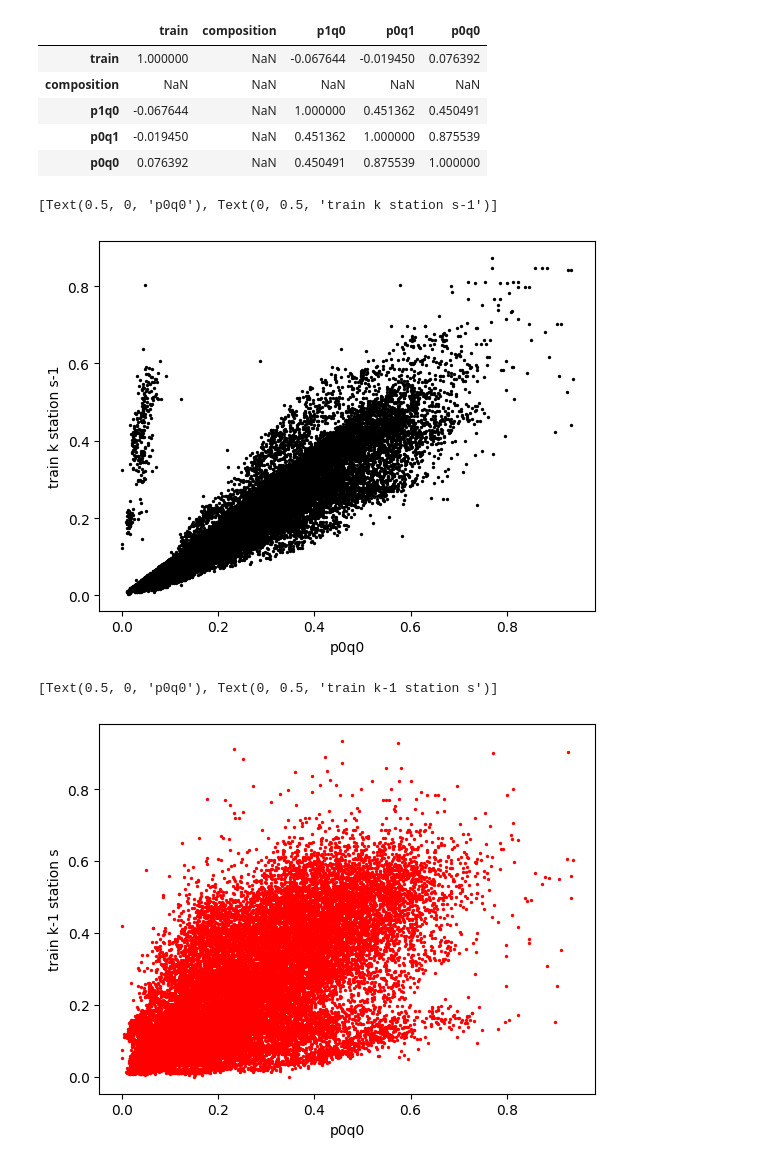
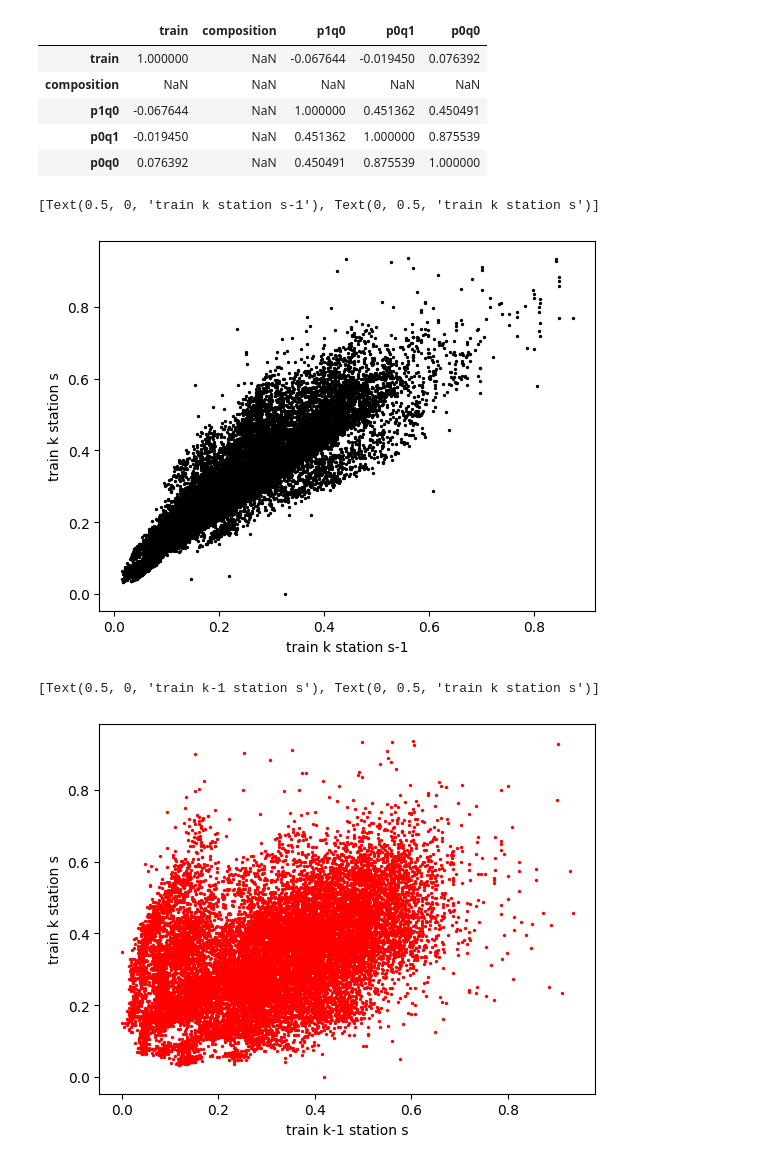
Before and after one commit to ImaneHoum/ML-network, a Jupyter notebook: code.ipynb, the cells around one changed output. Drawn from its saved outputs; the diff is of its cells as text; code cells hidden in the pictures.

```diff
--- a/code.ipynb
+++ b/code.ipynb
@@ -129,20 +129,20 @@ corrmatrix
 # %%
 df_train, df_test = train_test_split(df_nonull, test_size=0.3, random_state=2)
 # %%
-feature = 'p0q0'
+feature = 'p0q1'
 fig, ax = plt.subplots()
-ax.scatter(df[feature],df['p0q1'],color='black',
+ax.scatter(df_nonull[feature],df_nonull['p0q0'],color='black',
            s=2, label='all samples')
-ax.set (xlabel=feature, ylabel='train k station s-1')
+ax.set (xlabel='train k station s-1', ylabel='train k station s')
 # %% [output]
-[Text(0.5, 0, 'p0q0'), Text(0, 0.5, 'train k station s-1')]
+[Text(0.5, 0, 'train k station s-1'), Text(0, 0.5, 'train k station s')]
-[figure, old version]
+[figure, new version]
 # %%
-feature = 'p0q0'
+feature = 'p1q0'
 fig, ax = plt.subplots()
-ax.scatter(df[feature],df['p1q0'],color='red',
+ax.scatter(df_nonull[feature],df_nonull['p0q0'],color='red',
            s=2, label='all samples')
-ax.set (xlabel=feature, ylabel='train k-1 station s')
+ax.set (xlabel='train k-1 station s', ylabel='train k station s')
 # %% [output]
-[Text(0.5, 0, 'p0q0'), Text(0, 0.5, 'train k-1 station s')]
+[Text(0.5, 0, 'train k-1 station s'), Text(0, 0.5, 'train k station s')]
-[figure, old version]
+[figure, new version]
```
